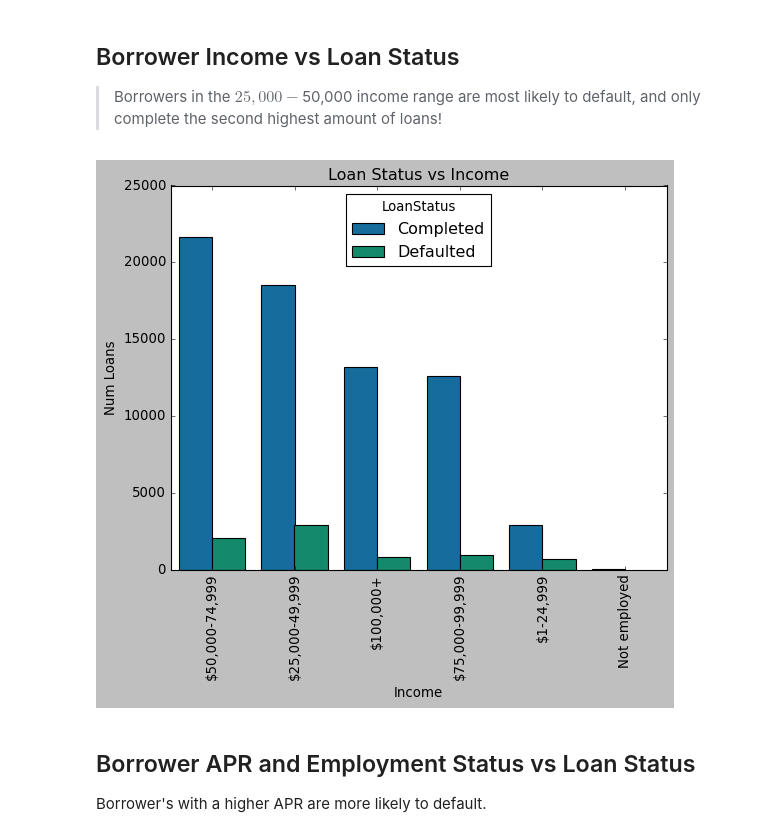
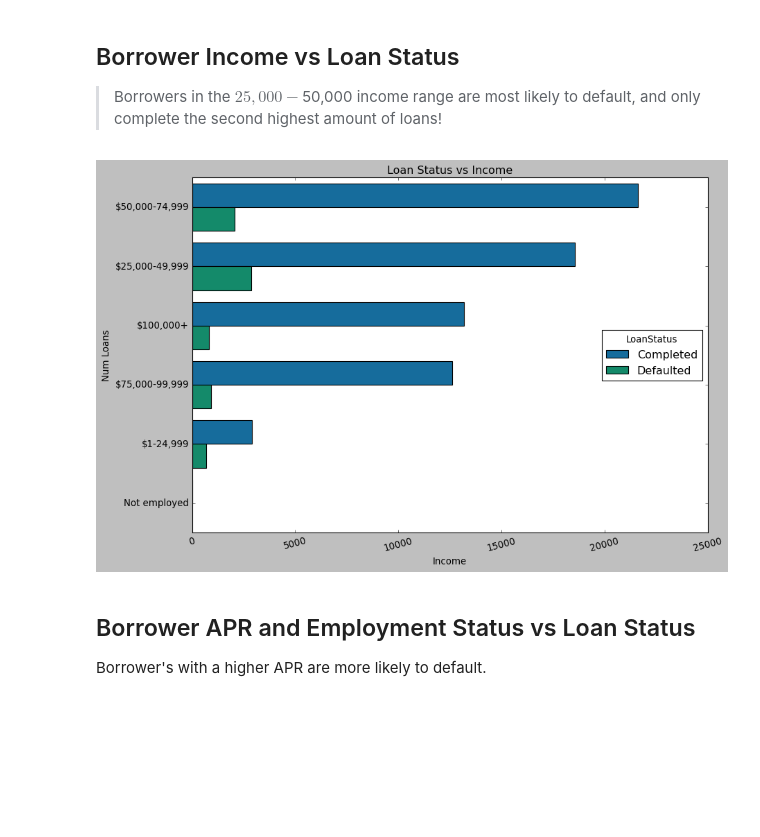
Before and after one commit to esch3/credit-risk-analysis, a Jupyter notebook: slide_deck_template.ipynb, the cells around one changed output. Cells and saved outputs as stored; diff of their text form; code cells hidden in the pictures; blank space fills up the shorter version.

```diff
--- a/slide_deck_template.ipynb
+++ b/slide_deck_template.ipynb
@@ -46,20 +47,22 @@ plt.xlabel('Number of Unpaid Loans');
 
 > Borrowers in the $25,000 - $50,000 income range are most likely to default, and only complete the second highest amount of loans!
 # %%
+#hide_code_in_slideshow()
 df_b = df[['LoanStatus', 'EmploymentStatus', 'BorrowerAPR', 'ProsperScore', 'IsBorrowerHomeowner', 'IncomeRange', 'StatedMonthlyIncome', 'IncomeVerifiable', 'LoanOriginalAmount', 'DebtToIncomeRatio', 'CurrentDelinquencies', 'TotalCreditLinespast7years', 'Occupation']].copy()
 df_b.dropna(inplace=True)
 df_b['LoanStatus'] = np.where((df_b['LoanStatus'] == 'Current') | (df_b['LoanStatus'] == 'Completed')|
                          (df_b['LoanStatus'] == 'Cancelled'),
                          'Completed', 'Defaulted')
 order = df_b['Occupation'].value_counts().index
 plt.style.use('seaborn-colorblind')
-sns.countplot(data = df_b, x='IncomeRange', hue='LoanStatus');
+plt.figure(figsize=(12,8))
+sns.countplot(data = df_b, y='IncomeRange', hue='LoanStatus');
 plt.xlabel('Income')
 plt.ylabel('Num Loans')
 plt.title('Loan Status vs Income');
-plt.xticks(rotation = 90);
+plt.xticks(rotation = 15);
 # %% [output]
-[figure, old version]
+[figure, new version]
 # %% [markdown]
 ## Borrower APR and Employment Status vs Loan Status
 Borrower's with a higher APR are more likely to default.
```
Also changed, not shown: parts of 2 cells of this notebook, 3 other files.
